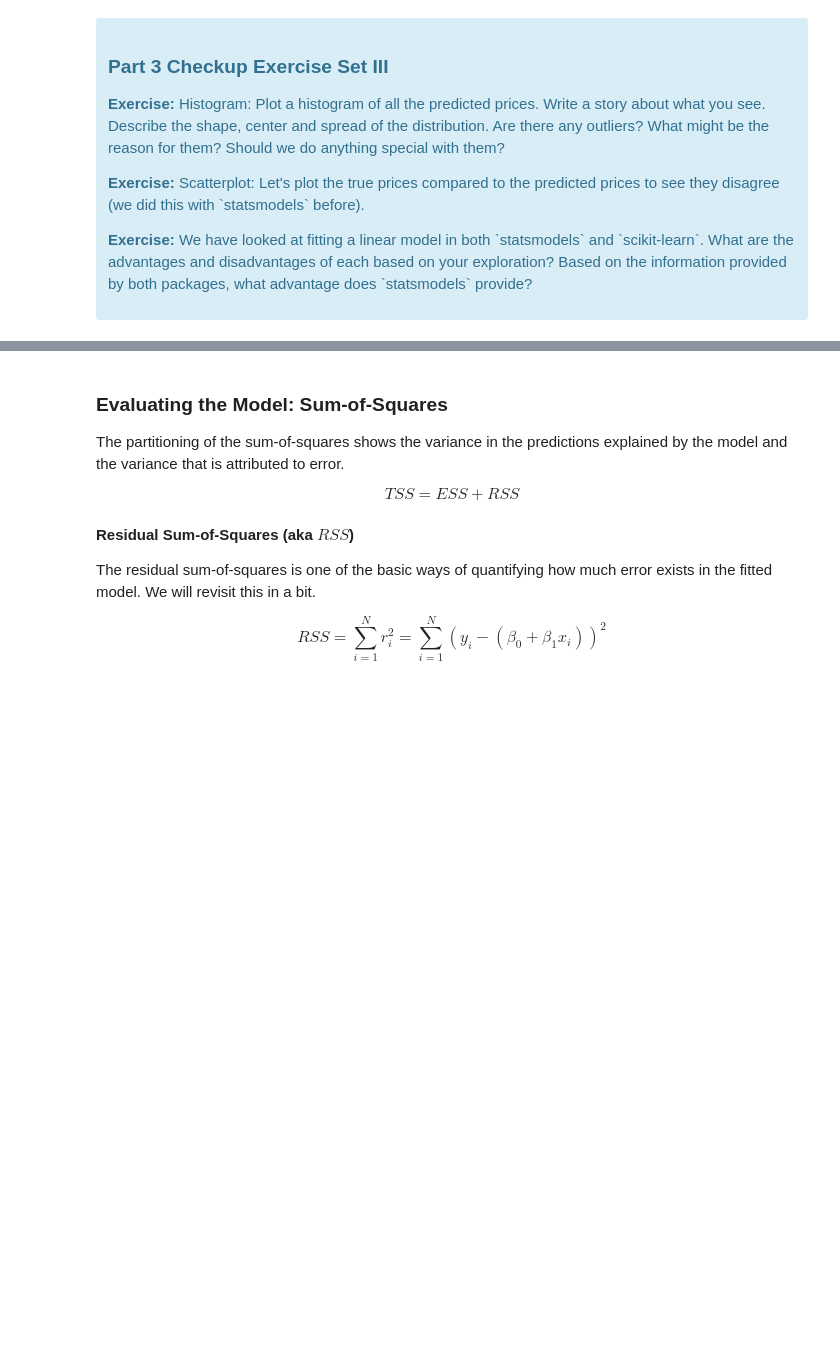
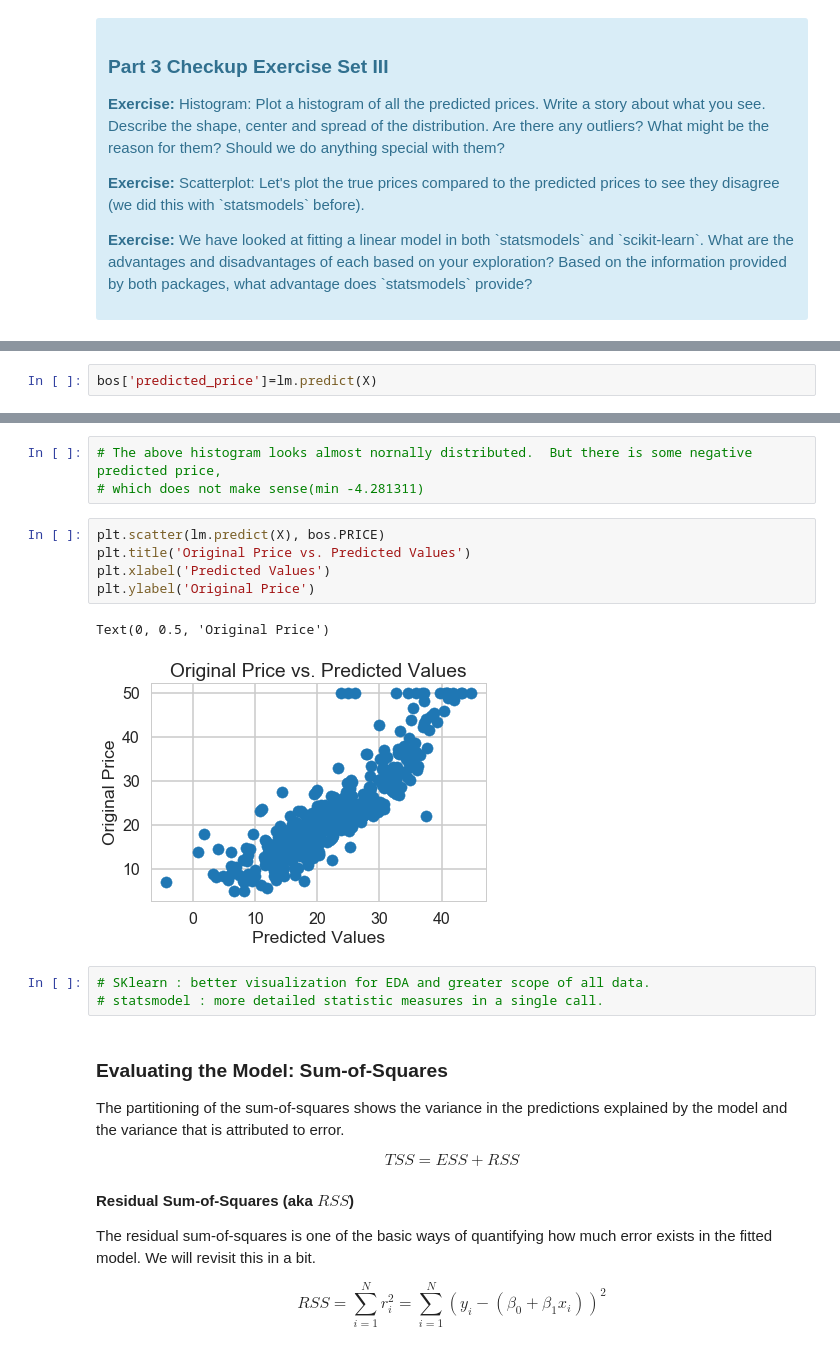
Before and after one commit to yuriyura/Springboard, a Jupyter notebook: Mini_Project_Linear_Regression.ipynb, the cells around one changed output, grey strips where cells are left out. Drawn from its saved outputs; the diff is of its cells as text; blank space fills up the shorter version.

```diff
--- a/Mini_Project_Linear_Regression.ipynb
+++ b/Mini_Project_Linear_Regression.ipynb
@@ -658,0 +683,2 @@ array([30.00821269, 25.0298606 , 30.5702317 , 28.60814055, 27.94288232])
+# %%
+bos['predicted_price']=lm.predict(X)
@@ -659,3 +697,17 @@ array([30.00821269, 25.0298606 , 30.5702317 , 28.60814055, 27.94288232])
+# %%
+# The above histogram looks almost nornally distributed.  But there is some negative predicted price,
+# which does not make sense(min -4.281311)
+# %%
+plt.scatter(lm.predict(X), bos.PRICE)
+plt.title('Original Price vs. Predicted Values')
+plt.xlabel('Predicted Values')
+plt.ylabel('Original Price')
+# %% [output]
+Text(0, 0.5, 'Original Price')
+[figure, added]
+# %%
+# SKlearn : better visualization for EDA and greater scope of all data.
+# statsmodel : more detailed statistic measures in a single call.
 # %% [markdown]
 ### Evaluating the Model: Sum-of-Squares
 
```
Also changed, not shown: parts of 33 cells of this notebook.
